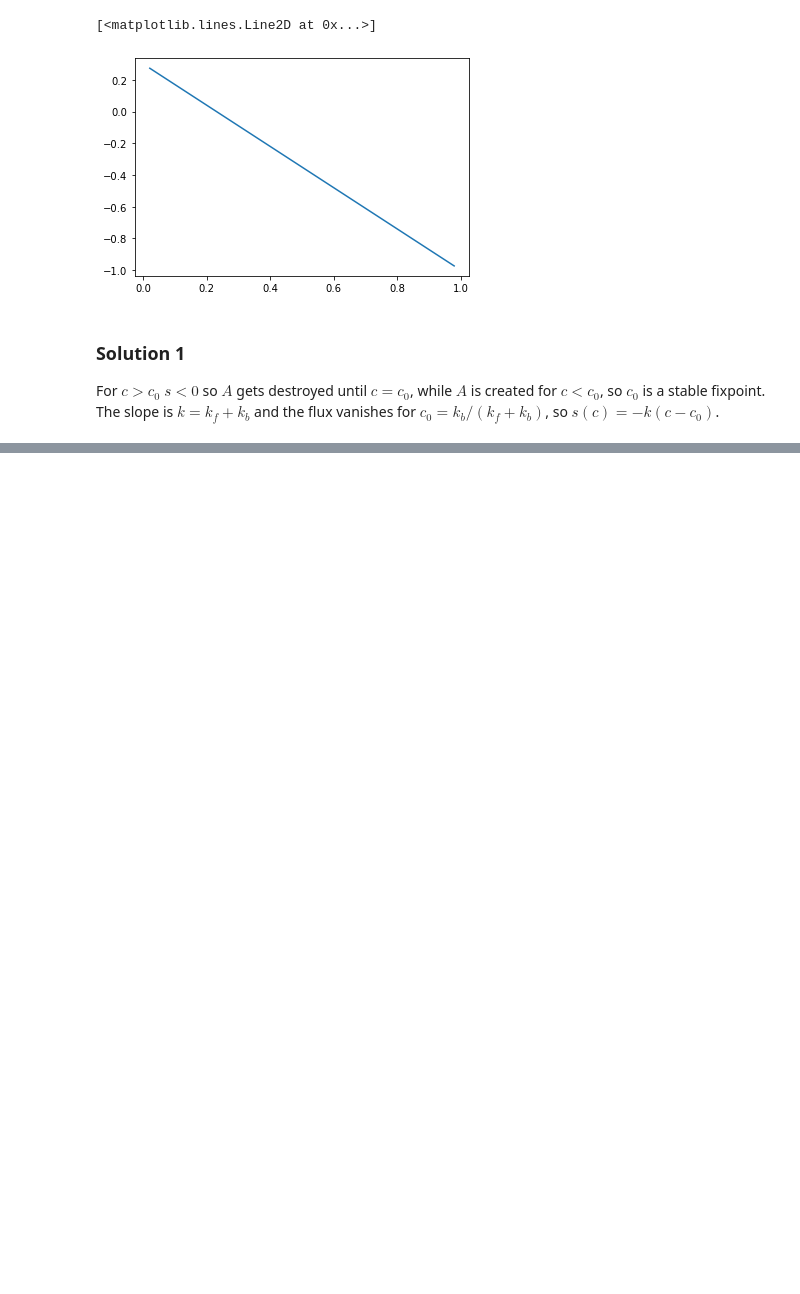
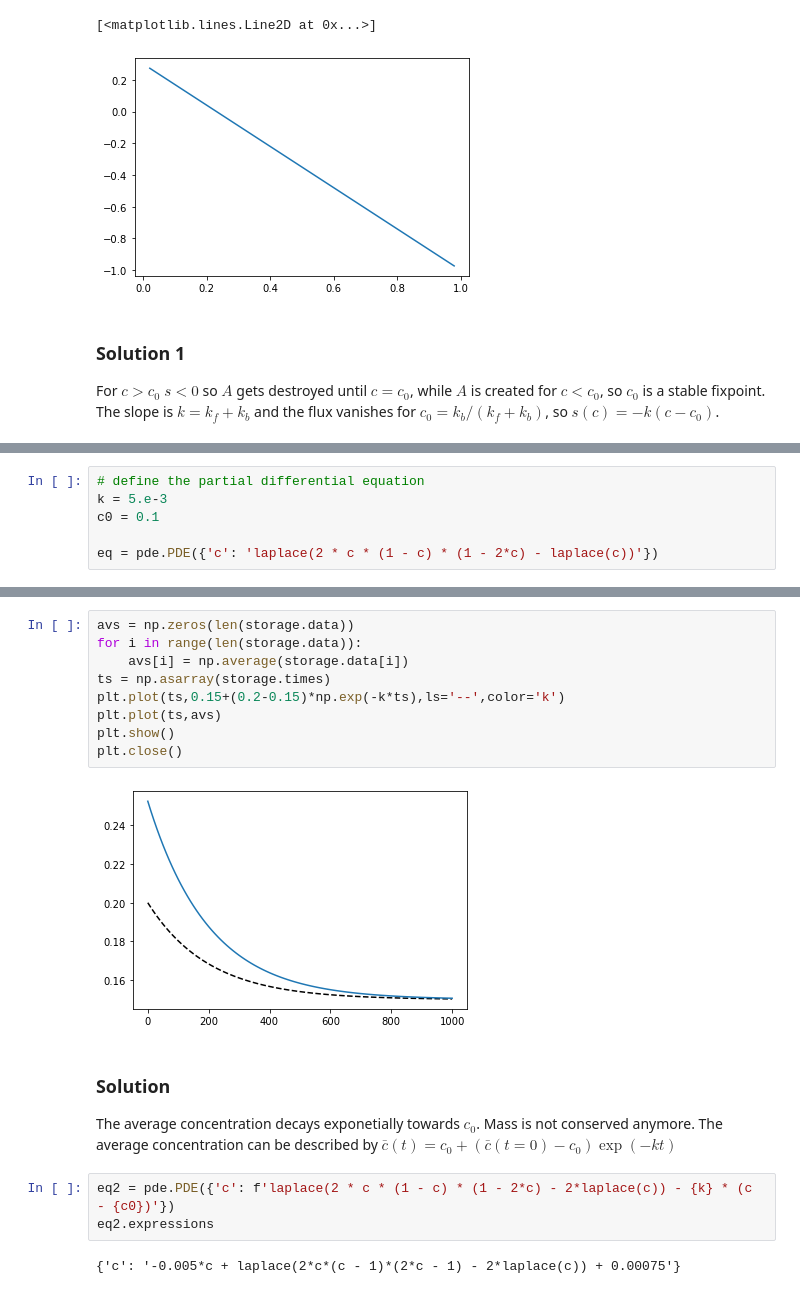
Before and after one commit to zwicker-group/tutorial-pattern-formation-in-cells, a Jupyter notebook: 05_non-ideal-reaction-diffusion.ipynb, the cells around one changed output, grey strips where cells are left out. Cells and saved outputs as stored; diff of their text form; blank space fills up the shorter version.

```diff
--- a/05_non-ideal-reaction-diffusion.ipynb
+++ b/05_non-ideal-reaction-diffusion.ipynb
@@ -54,0 +69,6 @@ eq.expressions
+# %%
+# define the partial differential equation
+k = 5.e-3
+c0 = 0.1
+
+eq = pde.PDE({'c': 'laplace(2 * c * (1 - c) * (1 - 2*c) - laplace(c))'})
@@ -54,0 +88,21 @@ eq.expressions
+# %%
+avs = np.zeros(len(storage.data))
+for i in range(len(storage.data)):
+    avs[i] = np.average(storage.data[i])
+ts = np.asarray(storage.times)
+plt.plot(ts,0.15+(0.2-0.15)*np.exp(-k*ts),ls='--',color='k')
+plt.plot(ts,avs)
+plt.show()
+plt.close()
+# %% [output]
+[figure, added]
+# %% [markdown]
+### Solution
+
+The average concentration decays exponetially towards $c_0$. Mass is not conserved anymore.
+The average concentration can be described by $\bar{c}(t)=c_0+(\bar{c}(t=0)-c_0)\exp(-kt)$
+# %%
+eq2 = pde.PDE({'c': f'laplace(2 * c * (1 - c) * (1 - 2*c) - 2*laplace(c)) - {k} * (c - {c0})'})
+eq2.expressions
+# %% [output]
+{'c': '-0.005*c + laplace(2*c*(c - 1)*(2*c - 1) - 2*laplace(c)) + 0.00075'}
```
Also changed, not shown: parts of 8 cells of this notebook.
